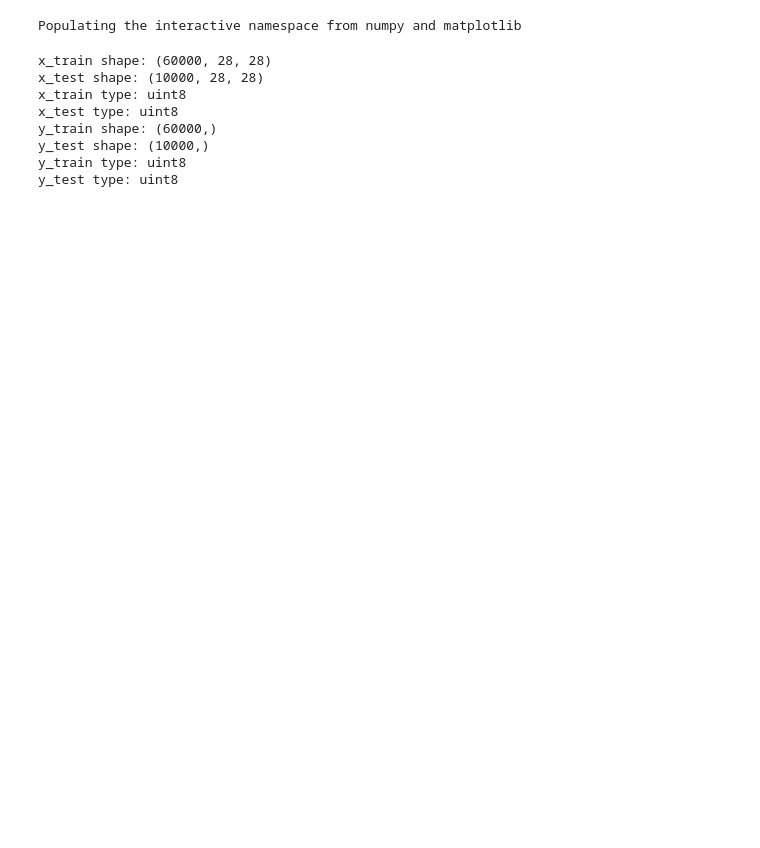
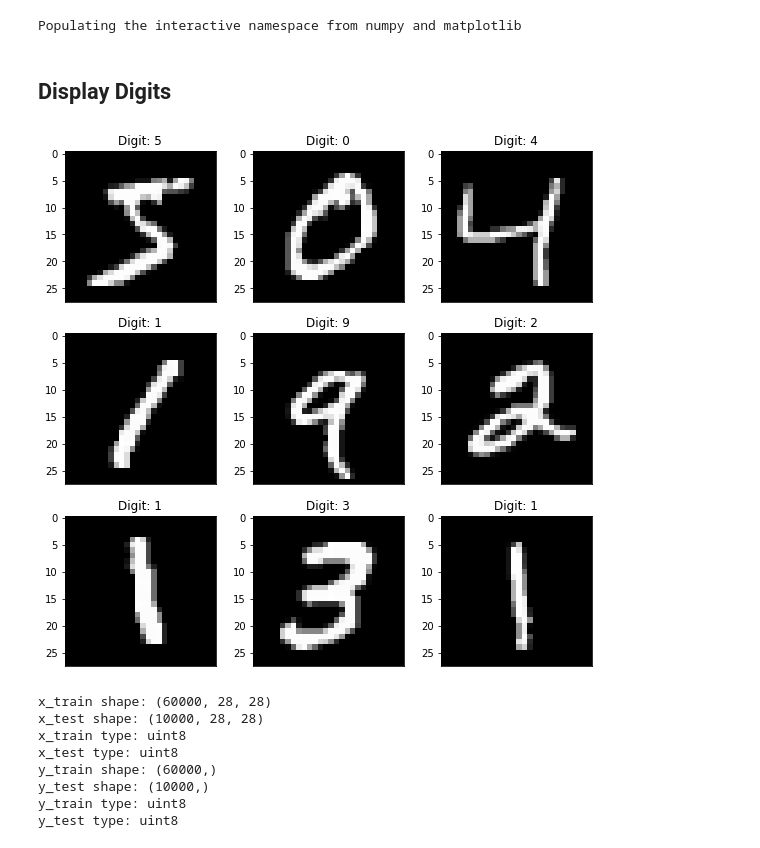
Before and after one commit to KimConcepcion/BigData, a Jupyter notebook: Exam/NN.ipynb, the cells around one changed output. Saved outputs shown, nothing was run; the diff lists cells and outputs as text; code cells hidden in the pictures; blank space fills up the shorter version.

```diff
--- a/Exam/NN.ipynb
+++ b/Exam/NN.ipynb
@@ -21,5 +21,17 @@ epochs = 3
 # %%
 (x_train, y_train), (x_test, y_test) = mnist.load_data()
+# %% [markdown]
+## Display Digits
+# %%
+fig = plt.figure(figsize=(8, 8))
+for index in range(9):
+    plt.subplot(3,3,index+1)
+    plt.tight_layout()
+    plt.imshow(x_train[index], cmap='gray')
+    plt.title('Digit: {}'.format(y_train[index]))
+    plt.xticks([])
+# %% [output]
+[figure, added]
 # %%
 print('x_train shape:', x_train.shape)
 print('x_test shape:', x_test.shape)
```
Also changed, not shown: parts of 19 cells of this notebook, 1 other file.
